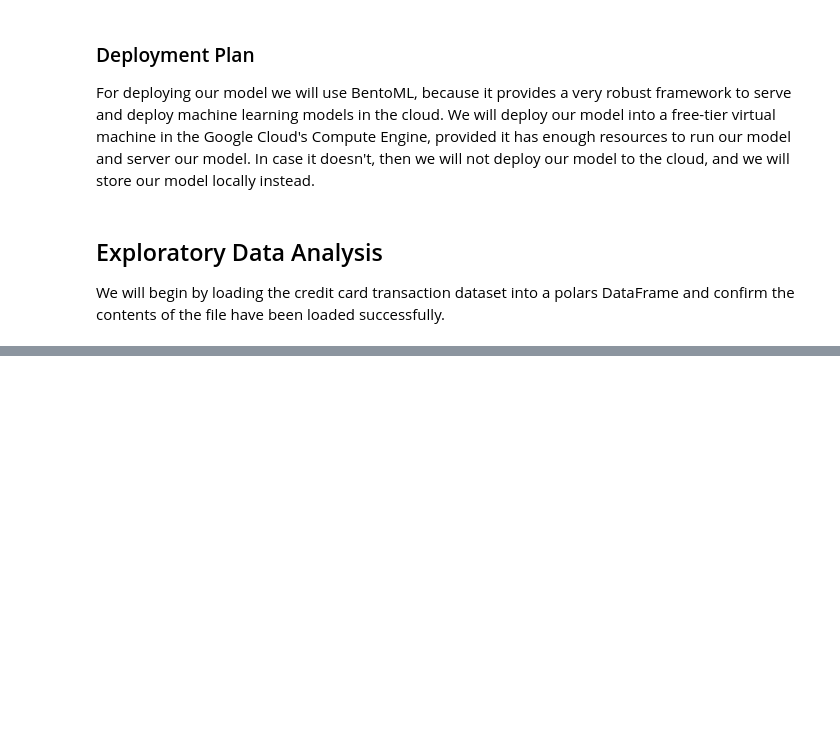
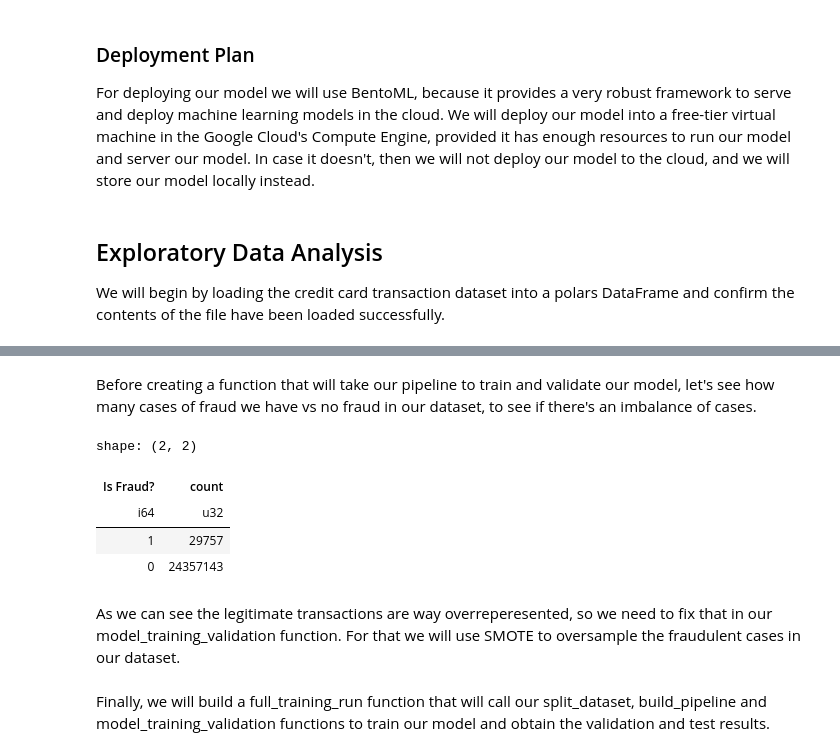
Before and after one commit to Underdoge/fraud-detection, a Jupyter notebook: notebooks/fraud_detection.ipynb, the cells around one changed output, grey strips where cells are left out. Drawn from its saved outputs; the diff is of its cells as text; code cells hidden in the pictures; blank space fills up the shorter version.

```diff
--- a/notebooks/fraud_detection.ipynb
+++ b/notebooks/fraud_detection.ipynb
@@ -156,0 +609,12 @@ report.to_file("../data/profile_report.html")
+# %% [markdown]
+Before creating a function that will take our pipeline to train and validate our model, let's see how many cases of fraud we have vs no fraud in our dataset, to see if there's an imbalance of cases.
+# %%
+new_data_df['Is Fraud?'].value_counts()
+# %% [output]
+shape: (2, 2)
+| Is Fraud? | count |
+| i64 | u32 |
+| 1 | 29757 |
+| 0 | 24357143 |
+# %% [markdown]
+As we can see the legitimate transactions are way overreperesented, so we need to fix that in our model_training_validation function. For that we will use SMOTE to oversample the fraudulent cases in our dataset.
@@ -156,0 +673,2 @@ report.to_file("../data/profile_report.html")
+# %% [markdown]
+Finally, we will build a full_training_run function that will call our split_dataset, build_pipeline and model_training_validation functions to train our model and obtain the validation and test results.
```
Also changed, not shown: parts of 31 cells of this notebook, 1 other file.
